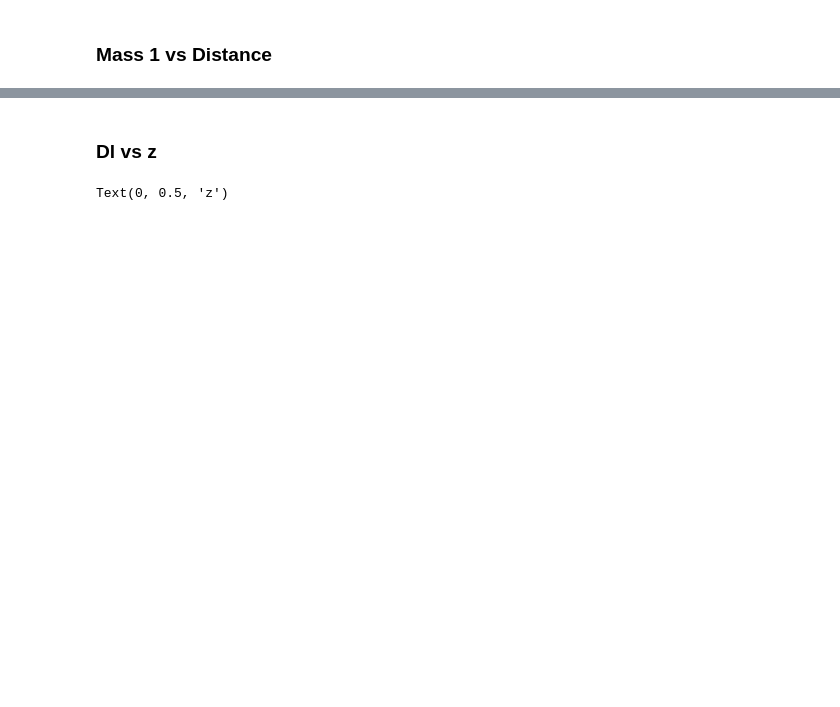
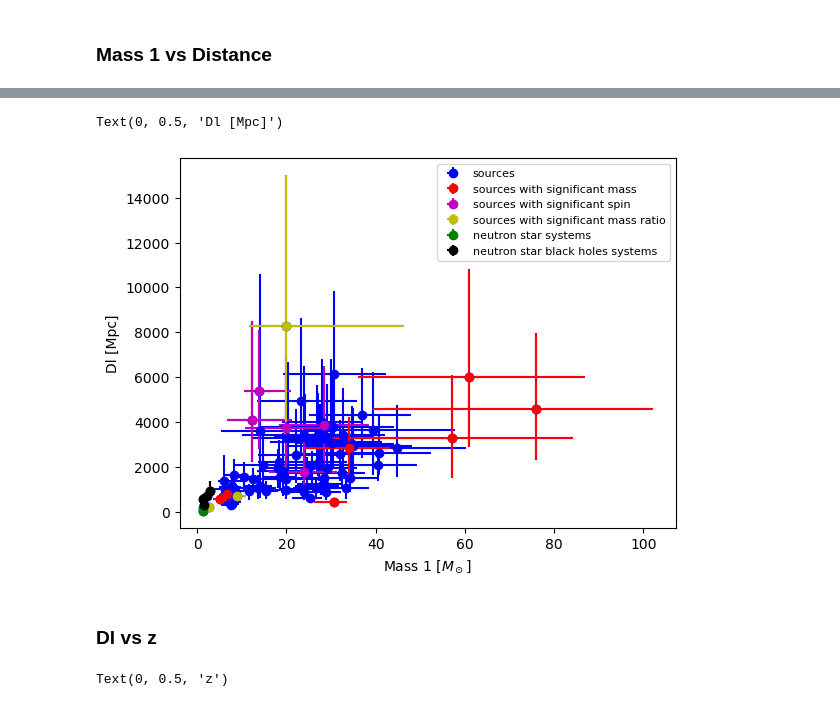
Before and after one commit to Sareva00/LIGO-project, a Jupyter notebook: properties.ipynb, the cells around one changed output, grey strips where cells are left out. Drawn from its saved outputs; the diff is of its cells as text; code cells hidden in the pictures; blank space fills up the shorter version.

```diff
--- a/properties.ipynb
+++ b/properties.ipynb
@@ -190,3 +258,10 @@ Text(0, 0.5, 'Dl [Mpc]')
+# %%
+graph("mass_2","luminosity_distance", "mass_2_lw", "mass_2_up", "luminosity_distance_lw", "luminosity_distance_up")
+plt.xlabel ('Mass 1 [$M_\odot$]')
+plt.ylabel ('Dl [Mpc]')
+# %% [output]
+Text(0, 0.5, 'Dl [Mpc]')
+[figure, added]
 # %% [markdown]
 ### Dl vs z
 # %%
```
Also changed, not shown: parts of 35 cells of this notebook, 1 other file.
